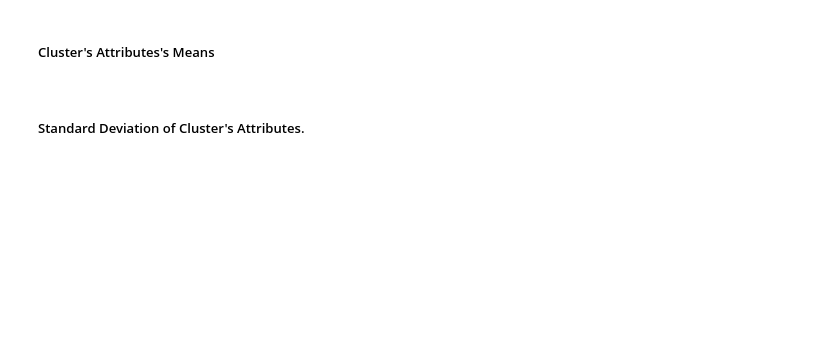
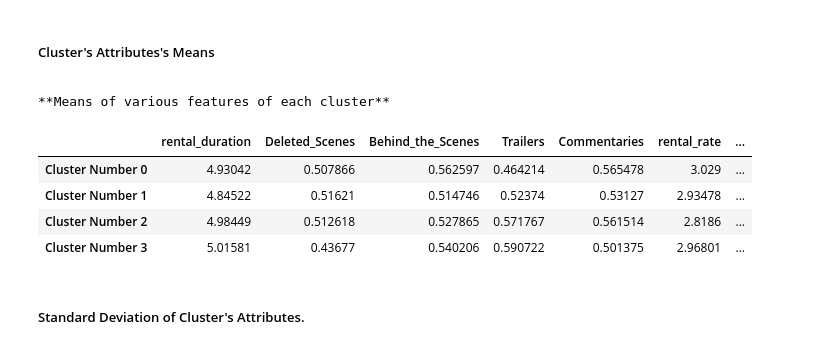
Before and after one commit to DannyFirmin/ML-KMeans-KNN-DecisionTrees, a Jupyter notebook: Assignment-2.ipynb, the cells around one changed output. Saved outputs shown, nothing was run; the diff lists cells and outputs as text; code cells hidden in the pictures; blank space fills up the shorter version.

```diff
--- a/Assignment-2.ipynb
+++ b/Assignment-2.ipynb
@@ -514,11 +536,19 @@ def dataframe_description_selector(measure,list_df_clusters):
 <a id='means'></a>
 # %%
 # Showing the differences in the means of the attributes of each cluster.
-list_df_cluster=[df_cluster0_description,df_cluster1_description,df_cluster2_description]
+list_df_cluster=[df_cluster0_description,df_cluster1_description,df_cluster2_description,df_cluster3_description]
 print("**Means of various features of each cluster**")
 dataframe_description_selector("mean",list_df_cluster) \
                        .style.apply(highlight_column,column_name="length") \
-                       .apply(highlight_column,column_name="rating",color="lightblue")
+                       .apply(highlight_column,column_name="rating",color="lightblue")  \
+                       .apply(highlight_column,column_name="popularity_sum",color="lightgreen")
+# %% [output]
+**Means of various features of each cluster**
+|  | rental_duration | Deleted_Scenes | Behind_the_Scenes | Trailers | Commentaries | rental_rate | ... |
+| Cluster Number 0 | 4.93042 | 0.507866 | 0.562597 | 0.464214 | 0.565478 | 3.029 | ... |
+| Cluster Number 1 | 4.84522 | 0.51621 | 0.514746 | 0.52374 | 0.53127 | 2.93478 | ... |
+| Cluster Number 2 | 4.98449 | 0.512618 | 0.527865 | 0.571767 | 0.561514 | 2.8186 | ... |
+| Cluster Number 3 | 5.01581 | 0.43677 | 0.540206 | 0.590722 | 0.501375 | 2.96801 | ... |
 # %% [markdown]
 ##### Standard Deviation of  Cluster's Attributes.
 <a id='std'></a>
```
Also changed, not shown: parts of 8 cells of this notebook.
